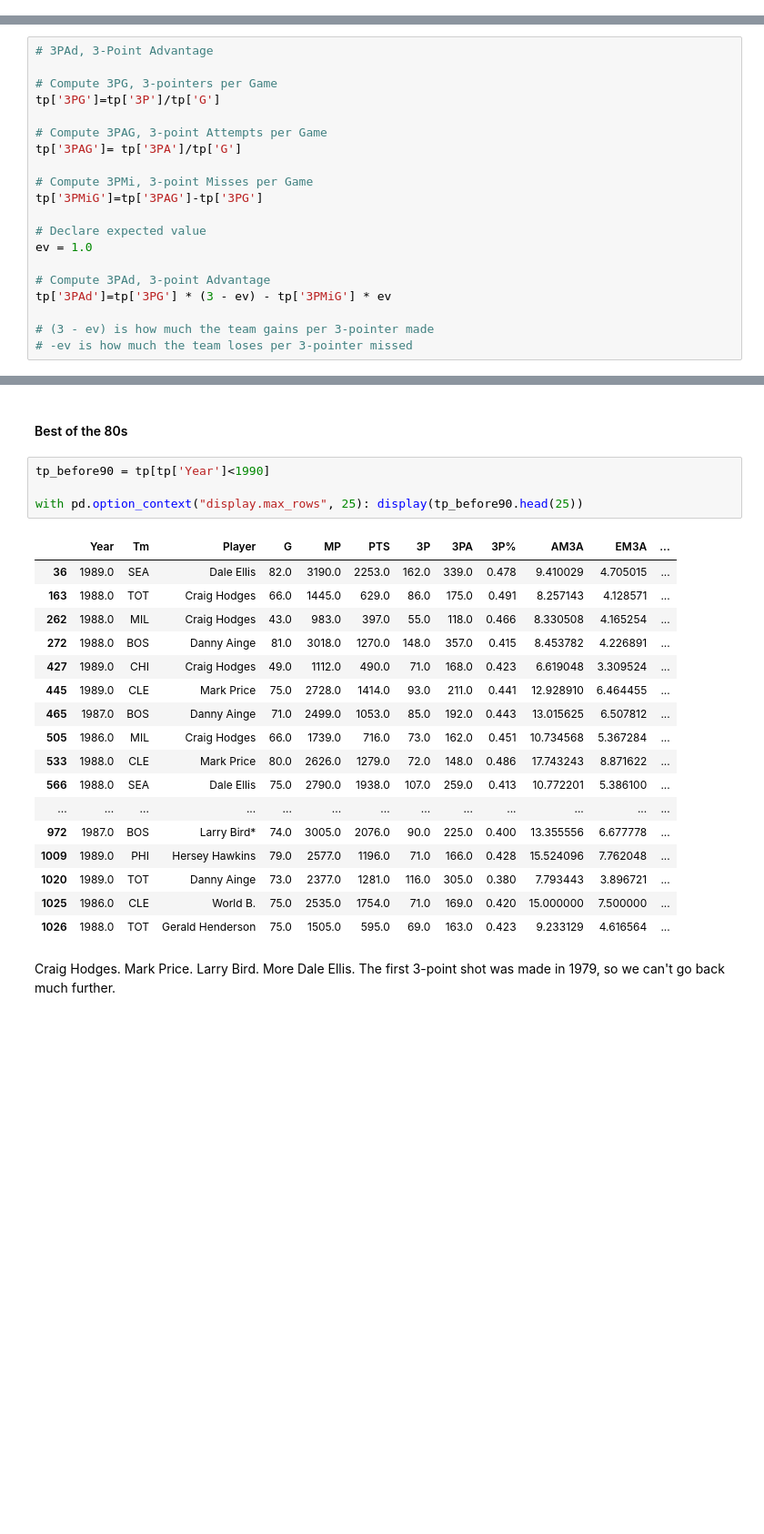
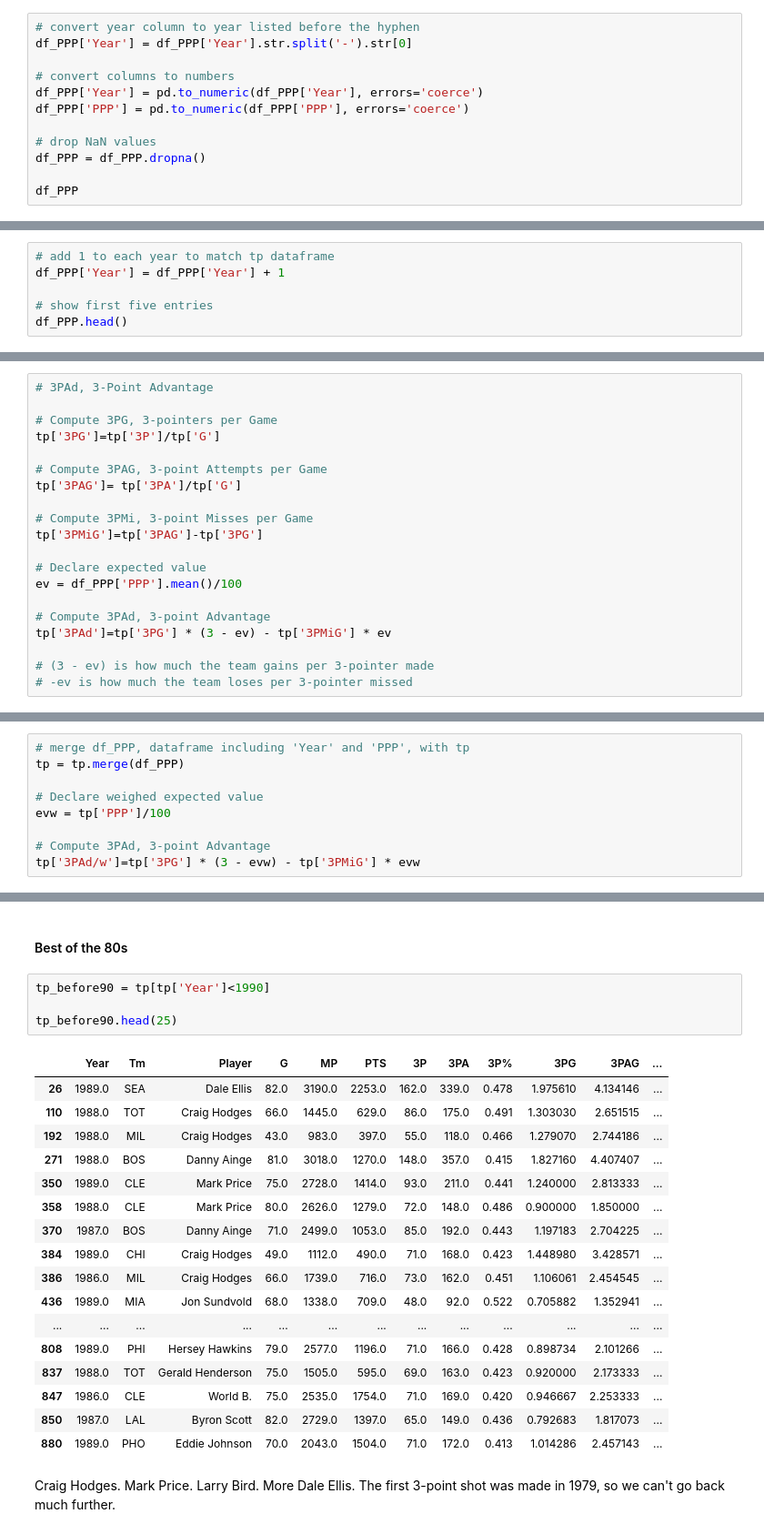
Before and after one commit to coreyjwade/3-Point_Net_Gain, a Jupyter notebook: NBA_3-point_Stats.py.ipynb, the cells around one changed output, grey strips where cells are left out. Shown at 91% size. Cells and saved outputs as stored; diff of their text form; blank space fills up the shorter version.

```diff
--- a/NBA_3-point_Stats.py.ipynb
+++ b/NBA_3-point_Stats.py.ipynb
@@ -216,0 +281,12 @@ memory usage: 463.1+ KB
+# %%
+# convert year column to year listed before the hyphen
+df_PPP['Year'] = df_PPP['Year'].str.split('-').str[0]
+
+# convert columns to numbers
+df_PPP['Year'] = pd.to_numeric(df_PPP['Year'], errors='coerce')
+df_PPP['PPP'] = pd.to_numeric(df_PPP['PPP'], errors='coerce')
+
+# drop NaN values
+df_PPP = df_PPP.dropna()
+
+df_PPP
@@ -216,0 +327,6 @@ memory usage: 463.1+ KB
+# %%
+# add 1 to each year to match tp dataframe
+df_PPP['Year'] = df_PPP['Year'] + 1
+
+# show first five entries
+df_PPP.head()
@@ -353,7 +481,7 @@ tp['3PAG']= tp['3PA']/tp['G']
 tp['3PMiG']=tp['3PAG']-tp['3PG']
 
 # Declare expected value
-ev = 1.0
+ev = df_PPP['PPP'].mean()/100
 
 # Compute 3PAd, 3-point Advantage
 tp['3PAd']=tp['3PG'] * (3 - ev) - tp['3PMiG'] * ev
@@ -362,0 +504,9 @@ tp['3PAd']=tp['3PG'] * (3 - ev) - tp['3PMiG'] * ev
+# %%
+# merge df_PPP, dataframe including 'Year' and 'PPP', with tp
+tp = tp.merge(df_PPP)
+
+# Declare weighed expected value
+evw = tp['PPP']/100
+
+# Compute 3PAd, 3-point Advantage
+tp['3PAd/w']=tp['3PG'] * (3 - evw) - tp['3PMiG'] * evw
@@ -517,25 +734,25 @@ The big 90s shooters. Glen Rice, Reggie Miller, Dell Curry, Dennis Scott, Mitch
 # %%
 tp_before90 = tp[tp['Year']<1990]
 
-with pd.option_context("display.max_rows", 25): display(tp_before90.head(25))
+tp_before90.head(25)
 # %% [output]
-|  | Year | Tm | Player | G | MP | PTS | 3P | 3PA | 3P% | AM3A | EM3A | ... |
-| 36 | 1989.0 | SEA | Dale Ellis | 82.0 | 3190.0 | 2253.0 | 162.0 | 339.0 | 0.478 | 9.410029 | 4.705015 | ... |
-| 163 | 1988.0 | TOT | Craig Hodges | 66.0 | 1445.0 | 629.0 | 86.0 | 175.0 | 0.491 | 8.257143 | 4.128571 | ... |
-| 262 | 1988.0 | MIL | Craig Hodges | 43.0 | 983.0 | 397.0 | 55.0 | 118.0 | 0.466 | 8.330508 | 4.165254 | ... |
-| 272 | 1988.0 | BOS | Danny Ainge | 81.0 | 3018.0 | 1270.0 | 148.0 | 357.0 | 0.415 | 8.453782 | 4.226891 | ... |
-| 427 | 1989.0 | CHI | Craig Hodges | 49.0 | 1112.0 | 490.0 | 71.0 | 168.0 | 0.423 | 6.619048 | 3.309524 | ... |
-| 445 | 1989.0 | CLE | Mark Price | 75.0 | 2728.0 | 1414.0 | 93.0 | 211.0 | 0.441 | 12.928910 | 6.464455 | ... |
-| 465 | 1987.0 | BOS | Danny Ainge | 71.0 | 2499.0 | 1053.0 | 85.0 | 192.0 | 0.443 | 13.015625 | 6.507812 | ... |
-| 505 | 1986.0 | MIL | Craig Hodges | 66.0 | 1739.0 | 716.0 | 73.0 | 162.0 | 0.451 | 10.734568 | 5.367284 | ... |
-| 533 | 1988.0 | CLE | Mark Price | 80.0 | 2626.0 | 1279.0 | 72.0 | 148.0 | 0.486 | 17.743243 | 8.871622 | ... |
-| 566 | 1988.0 | SEA | Dale Ellis | 75.0 | 2790.0 | 1938.0 | 107.0 | 259.0 | 0.413 | 10.772201 | 5.386100 | ... |
+|  | Year | Tm | Player | G | MP | PTS | 3P | 3PA | 3P% | 3PG | 3PAG | ... |
+| 26 | 1989.0 | SEA | Dale Ellis | 82.0 | 3190.0 | 2253.0 | 162.0 | 339.0 | 0.478 | 1.975610 | 4.134146 | ... |
+| 110 | 1988.0 | TOT | Craig Hodges | 66.0 | 1445.0 | 629.0 | 86.0 | 175.0 | 0.491 | 1.303030 | 2.651515 | ... |
+| 192 | 1988.0 | MIL | Craig Hodges | 43.0 | 983.0 | 397.0 | 55.0 | 118.0 | 0.466 | 1.279070 | 2.744186 | ... |
+| 271 | 1988.0 | BOS | Danny Ainge | 81.0 | 3018.0 | 1270.0 | 148.0 | 357.0 | 0.415 | 1.827160 | 4.407407 | ... |
+| 350 | 1989.0 | CLE | Mark Price | 75.0 | 2728.0 | 1414.0 | 93.0 | 211.0 | 0.441 | 1.240000 | 2.813333 | ... |
+| 358 | 1988.0 | CLE | Mark Price | 80.0 | 2626.0 | 1279.0 | 72.0 | 148.0 | 0.486 | 0.900000 | 1.850000 | ... |
+| 370 | 1987.0 | BOS | Danny Ainge | 71.0 | 2499.0 | 1053.0 | 85.0 | 192.0 | 0.443 | 1.197183 | 2.704225 | ... |
+| 384 | 1989.0 | CHI | Craig Hodges | 49.0 | 1112.0 | 490.0 | 71.0 | 168.0 | 0.423 | 1.448980 | 3.428571 | ... |
+| 386 | 1986.0 | MIL | Craig Hodges | 66.0 | 1739.0 | 716.0 | 73.0 | 162.0 | 0.451 | 1.106061 | 2.454545 | ... |
+| 436 | 1989.0 | MIA | Jon Sundvold | 68.0 | 1338.0 | 709.0 | 48.0 | 92.0 | 0.522 | 0.705882 | 1.352941 | ... |
 | ... | ... | ... | ... | ... | ... | ... | ... | ... | ... | ... | ... | ... |
-| 972 | 1987.0 | BOS | Larry Bird* | 74.0 | 3005.0 | 2076.0 | 90.0 | 225.0 | 0.400 | 13.355556 | 6.677778 | ... |
-| 1009 | 1989.0 | PHI | Hersey Hawkins | 79.0 | 2577.0 | 1196.0 | 71.0 | 166.0 | 0.428 | 15.524096 | 7.762048 | ... |
-| 1020 | 1989.0 | TOT | Danny Ainge | 73.0 | 2377.0 | 1281.0 | 116.0 | 305.0 | 0.380 | 7.793443 | 3.896721 | ... |
-| 1025 | 1986.0 | CLE | World B. | 75.0 | 2535.0 | 1754.0 | 71.0 | 169.0 | 0.420 | 15.000000 | 7.500000 | ... |
-| 1026 | 1988.0 | TOT | Gerald Henderson | 75.0 | 1505.0 | 595.0 | 69.0 | 163.0 | 0.423 | 9.233129 | 4.616564 | ... |
+| 808 | 1989.0 | PHI | Hersey Hawkins | 79.0 | 2577.0 | 1196.0 | 71.0 | 166.0 | 0.428 | 0.898734 | 2.101266 | ... |
+| 837 | 1988.0 | TOT | Gerald Henderson | 75.0 | 1505.0 | 595.0 | 69.0 | 163.0 | 0.423 | 0.920000 | 2.173333 | ... |
+| 847 | 1986.0 | CLE | World B. | 75.0 | 2535.0 | 1754.0 | 71.0 | 169.0 | 0.420 | 0.946667 | 2.253333 | ... |
+| 850 | 1987.0 | LAL | Byron Scott | 82.0 | 2729.0 | 1397.0 | 65.0 | 149.0 | 0.436 | 0.792683 | 1.817073 | ... |
+| 880 | 1989.0 | PHO | Eddie Johnson | 70.0 | 2043.0 | 1504.0 | 71.0 | 172.0 | 0.413 | 1.014286 | 2.457143 | ... |
 # %% [markdown]
 Craig Hodges. Mark Price. Larry Bird. More Dale Ellis. The first 3-point shot was made in 1979, so we can't go back much further.
 # %% [markdown]
```
Also changed, not shown: parts of 76 cells of this notebook.
